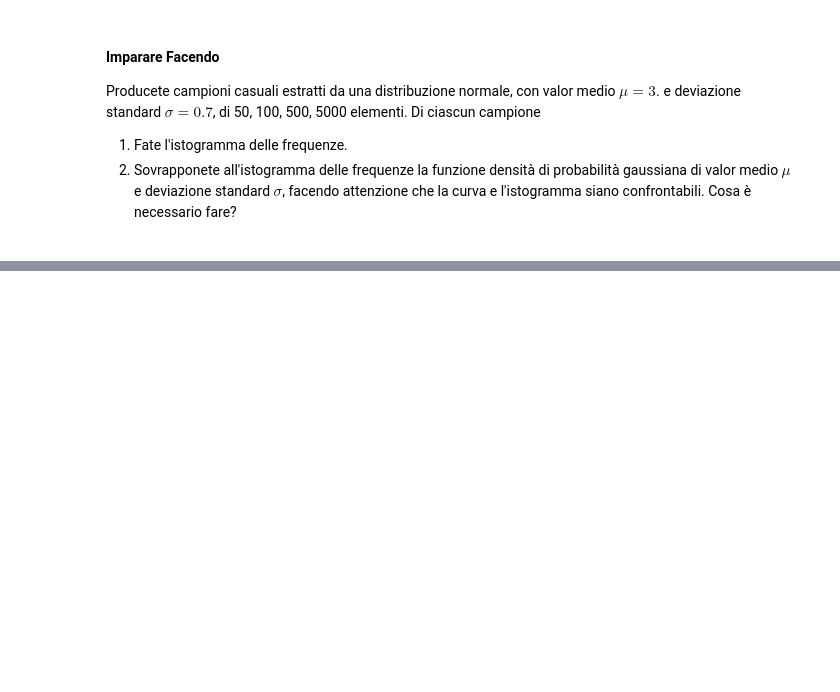
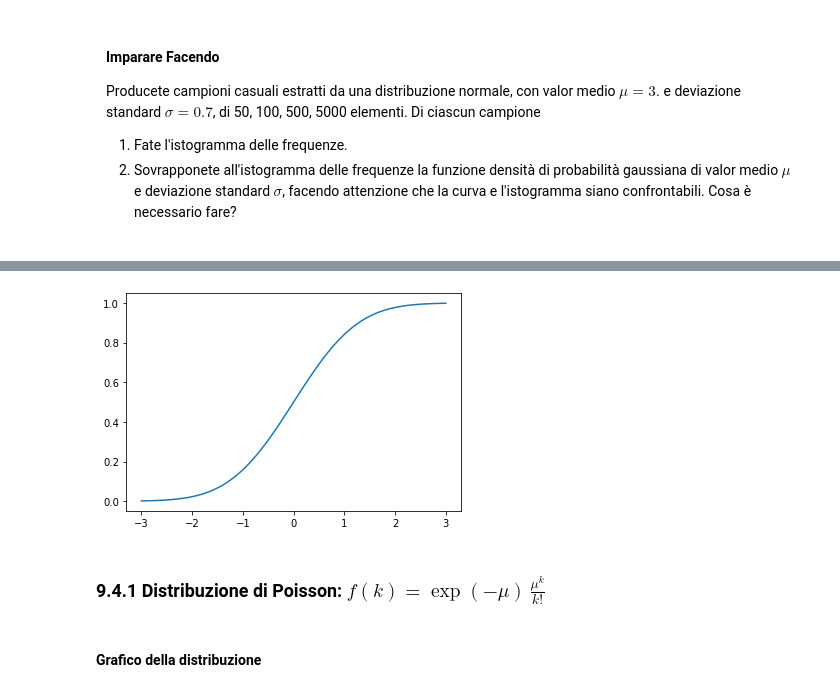
Before and after one commit to mainaezio/TIF_2023_Introduction_to_Python, a Jupyter notebook: ipynb/09_numpy_statistics.ipynb, the cells around one changed output, grey strips where cells are left out. Cells and saved outputs as stored; diff of their text form; code cells hidden in the pictures; blank space fills up the shorter version.

```diff
--- a/ipynb/09_numpy_statistics.ipynb
+++ b/ipynb/09_numpy_statistics.ipynb
@@ -274,0 +304,11 @@ Producete campioni casuali estratti da una distribuzione normale, con valor medi
+# %%
+y_norm_cumulative = stats.norm.cdf(x)
+# %%
+fig, ax = plt.subplots()
+ax.plot(x,y_norm_cumulative);
+# %% [output]
+[figure, added]
+# %% [markdown]
+### 9.4.1 Distribuzione di Poisson: $f(k) = \exp(-\mu)\, \frac{\mu^k}{k!}$
+# %% [markdown]
+#### Grafico della distribuzione
```
Also changed, not shown: parts of 13 cells of this notebook, 5 other files.
